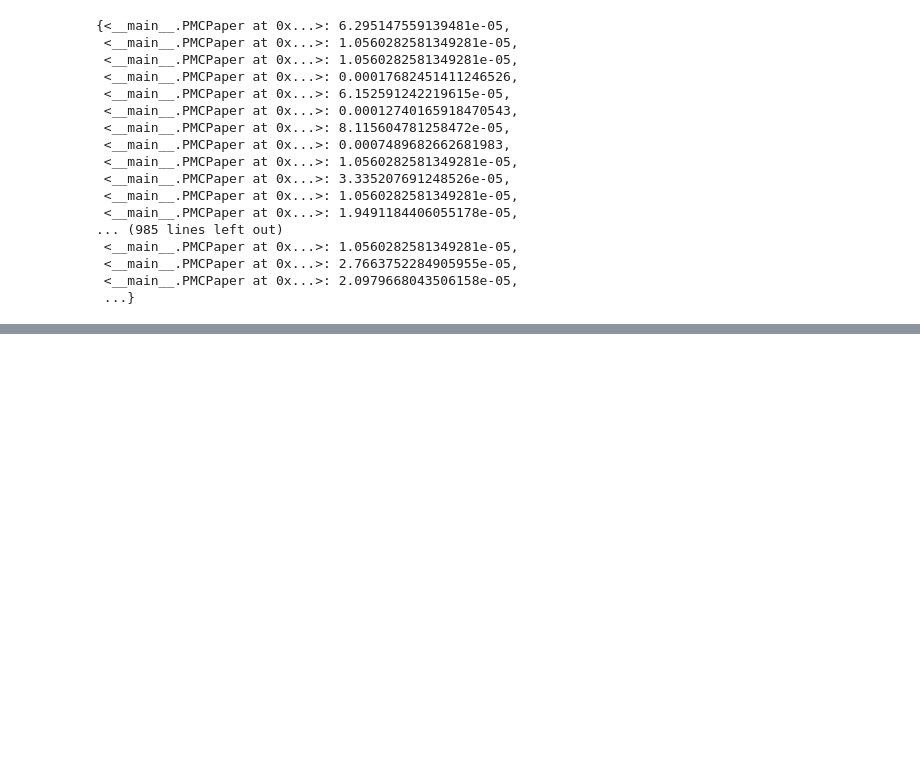
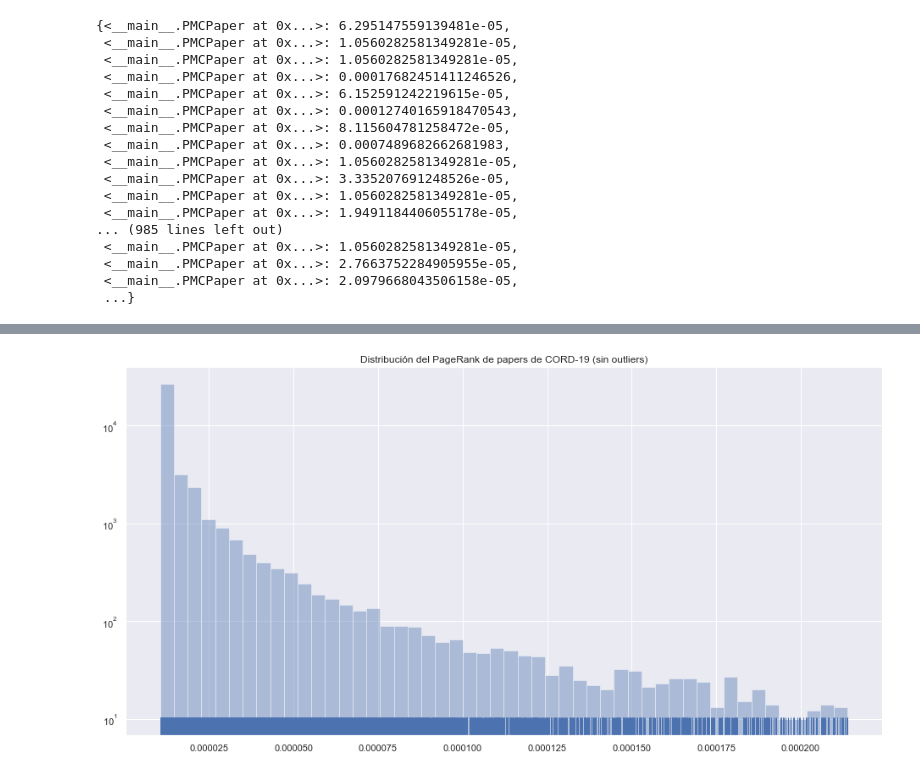
Before and after one commit to Inria-Chile/risotto, a Jupyter notebook: 01_references.ipynb, the cells around one changed output, grey strips where cells are left out. Cells and saved outputs as stored; diff of their text form; code cells hidden in the pictures; blank space fills up the shorter version.

```diff
--- a/01_references.ipynb
+++ b/01_references.ipynb
@@ -524,0 +550,7 @@ Cuál es la distribució
+# %%
+fig = plt.figure(figsize=(16, 8))
+ax = sns.distplot(pr_no_outliers, kde=False, rug=True)
+ax.set(title="Distribución del PageRank de papers de CORD-19 (sin outliers)", yscale="log")
+pass
+# %% [output]
+[figure, added]
```
Also changed, not shown: parts of 7 cells of this notebook.
